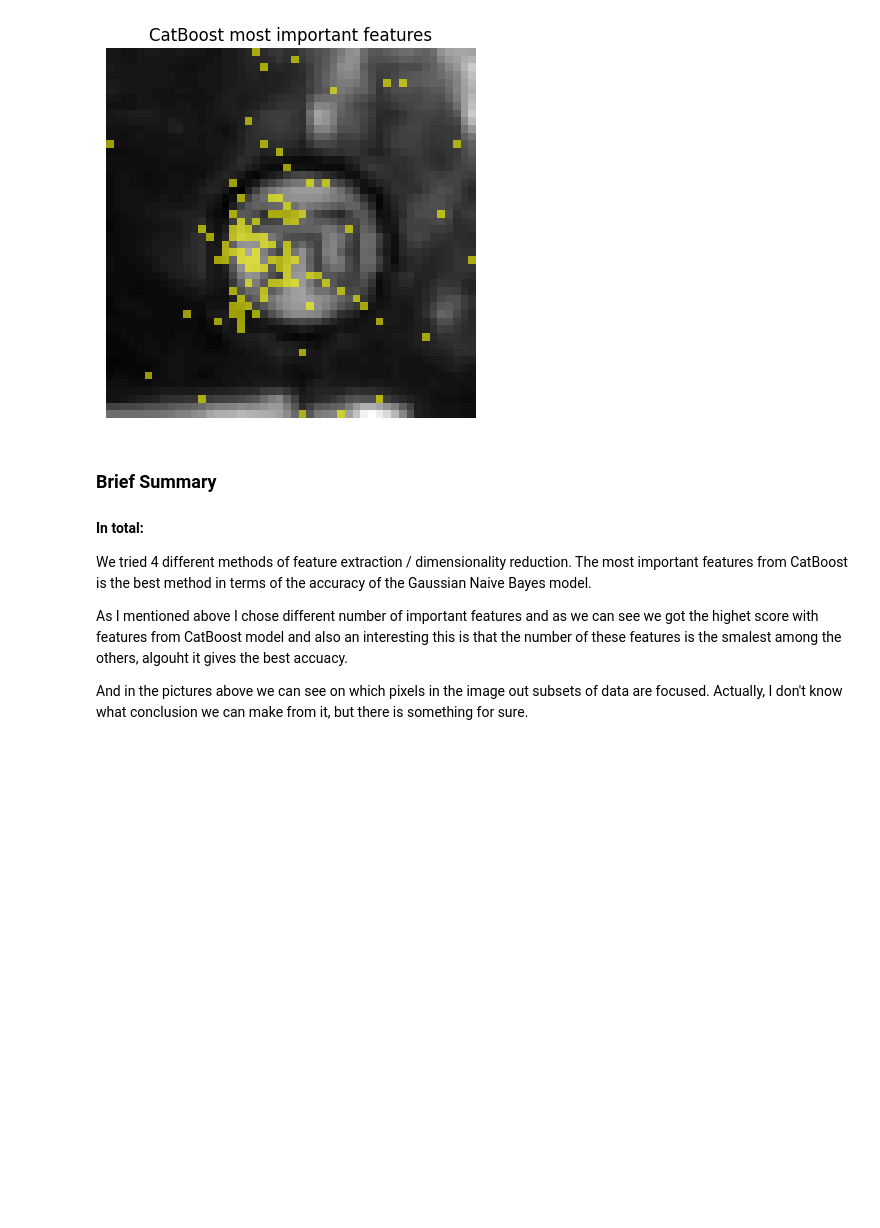
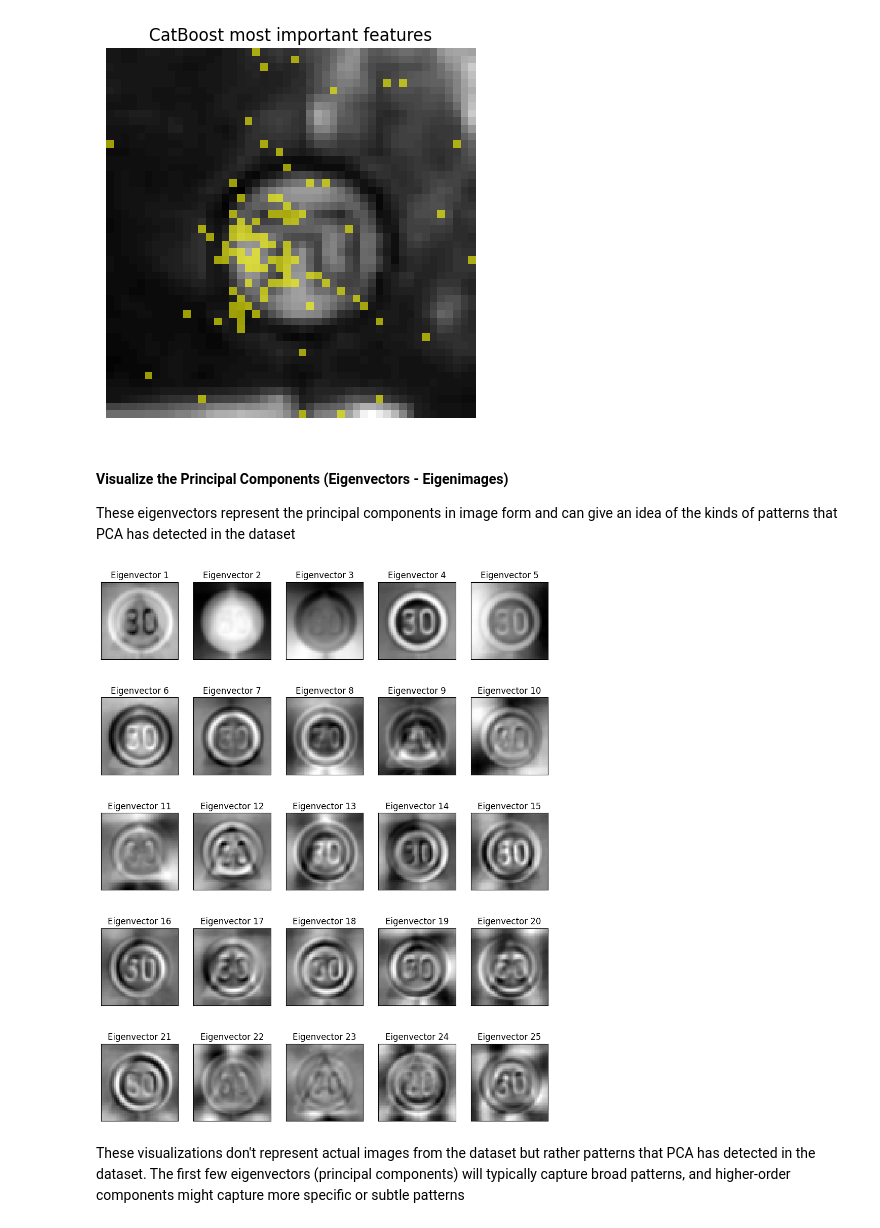
Before and after one commit to IliaSvetlichnyi/HW_University, a Jupyter notebook: Data_Mining/Course_Work/Part_1.ipynb, the cells around one changed output. Cells and saved outputs as stored; diff of their text form; code cells hidden in the pictures; blank space fills up the shorter version.

```diff
--- a/Data_Mining/Course_Work/Part_1.ipynb
+++ b/Data_Mining/Course_Work/Part_1.ipynb
@@ -539,0 +554,8 @@ weighted avg       0.60      0.40      0.40      1939
+# %%
+from sklearn.decomposition import PCA
+
+# Exacly this number of components gave the best F1-score
+n_components=175
+pca = PCA(n_components)
+X_train_pca = pca.fit_transform(X_train_standard)
+X_test_pca = pca.transform(X_test_standard)
@@ -575,12 +710,29 @@ plot_important_features(example_image, indices_cb[:100], "CatBoost most importan
 [figure]
 [figure]
 [figure]
-# %% [markdown]
-### Brief Summary
-
-#### In total:
-We tried 4 different methods of feature extraction / dimensionality reduction. The most important features from CatBoost is the best method in terms of the accuracy of the Gaussian Naive Bayes model.
-
-As I mentioned above I chose different number of important features and as we can see we got the highet score with features from CatBoost model and also an interesting this is that the number of these features is the smalest among the others, algouht it gives the best accuacy.
-
-And in the pictures above we can see on which pixels in the image out subsets of data are focused. Actually, I don't know what conclusion we can make from it, but there is something for sure.
+# %% [markdown]
+#### Visualize the Principal Components (Eigenvectors - Eigenimages)
+These eigenvectors represent the principal components in image form and can give an idea of the kinds of patterns that PCA has detected in the dataset
+# %%
+import matplotlib.pyplot as plt
+
+def plot_eigenimages(images, h, w, n_row=5, n_col=5):
+    plt.figure(figsize=(1.8 * n_col, 2.4 * n_row))
+    plt.subplots_adjust(bottom=0, left=.01, right=.99, top=.90, hspace=.35)
+    for i in range(n_row * n_col):
+        plt.subplot(n_row, n_col, i + 1)
+        plt.imshow(images[i].reshape((h, w)), cmap=plt.cm.gray)
+        plt.title(f"Eigenvector {i+1}", size=12)
+        plt.xticks(())
+        plt.yticks(())
+
+# The size of the original images
+h, w = 48, 48
+
+eigenimages = pca.components_.reshape((n_components, h, w))
+
+plot_eigenimages(eigenimages, h, w)
+# %% [output]
+[figure, added]
+# %% [markdown]
+These visualizations don't represent actual images from the dataset but rather patterns that PCA has detected in the dataset. The first few eigenvectors (principal components) will typically capture broad patterns, and higher-order components might capture more specific or subtle patterns
```
Also changed, not shown: parts of 41 cells of this notebook, 12 other files.
